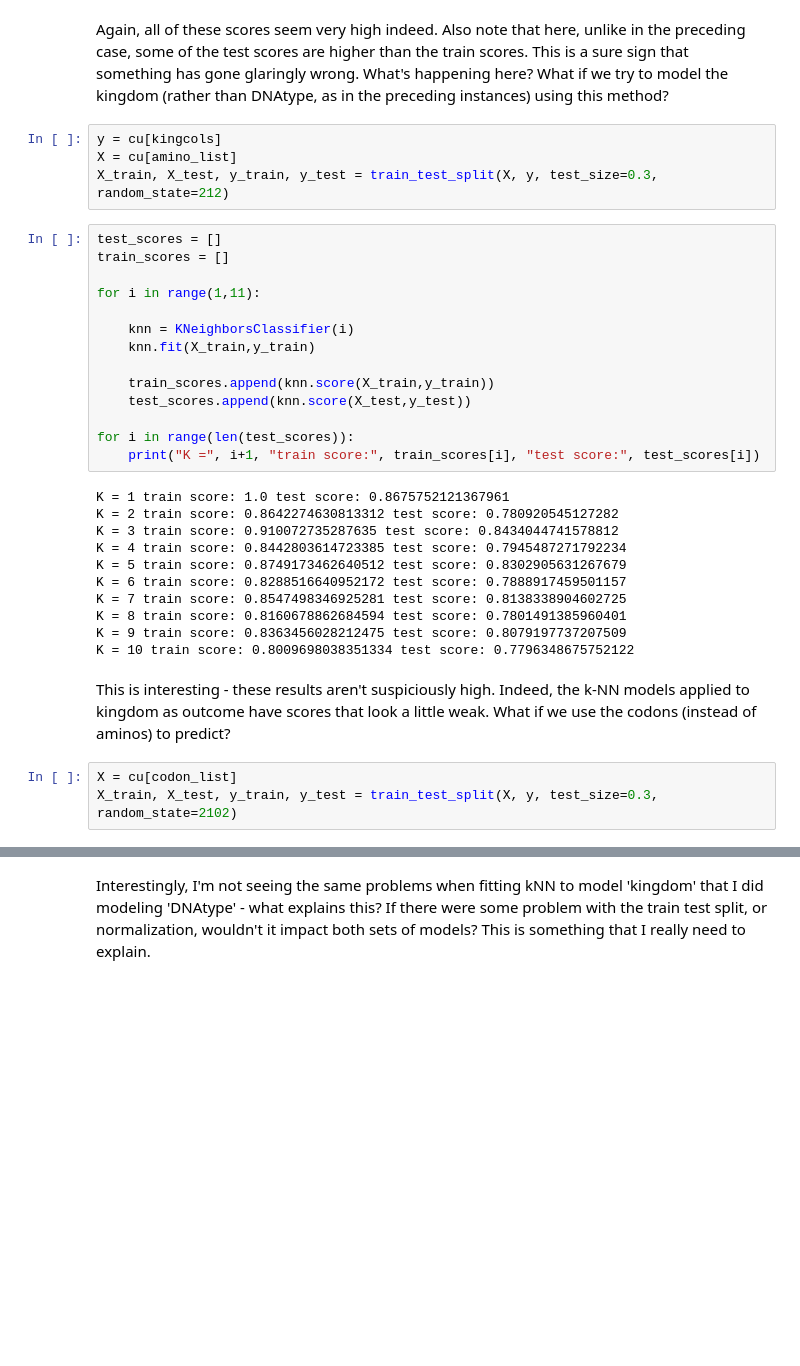
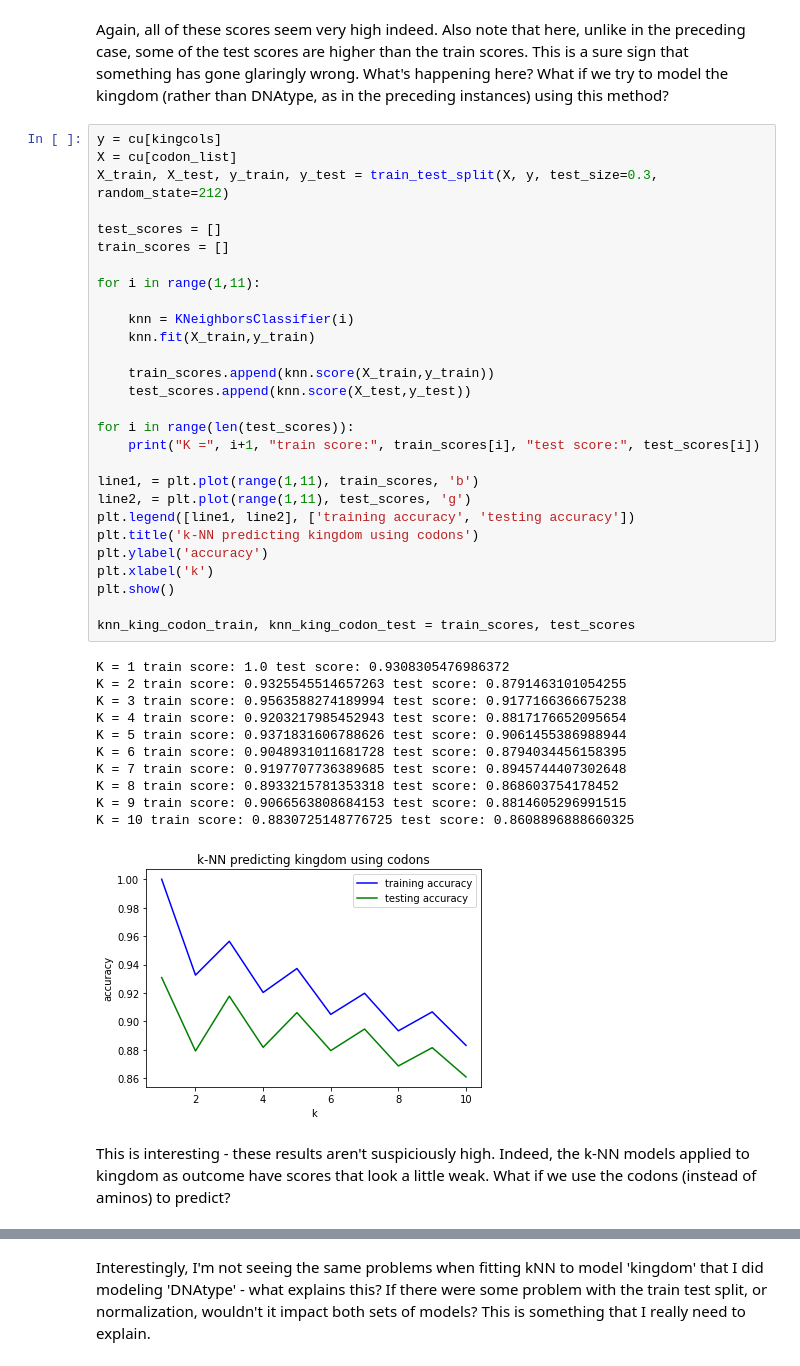
Before and after one commit to skizlik/capstone-2-dna-taxon-prediction, a Jupyter notebook: Capstone 2 Modeling.ipynb, the cells around one changed output, grey strips where cells are left out. Drawn from its saved outputs; the diff is of its cells as text; blank space fills up the shorter version.

```diff
--- a/Capstone 2 Modeling.ipynb
+++ b/Capstone 2 Modeling.ipynb
@@ -111,37 +139,45 @@ K = 10 train score: 0.9890897068547498 test score: 0.9889431730521985
 # %% [markdown]
 Again, all of these scores seem very high indeed.  Also note that here, unlike in the preceding case, some of the test scores are higher than the train scores.  This is a sure sign that something has gone glaringly wrong. What's happening here?  What if we try to model the kingdom (rather than DNAtype, as in the preceding instances) using this method?
-# %%
-y = cu[kingcols]
-X = cu[amino_list]
-X_train, X_test, y_train, y_test = train_test_split(X, y, test_size=0.3, random_state=212)
 # %%
+y = cu[kingcols]
+X = cu[codon_list]
+X_train, X_test, y_train, y_test = train_test_split(X, y, test_size=0.3, random_state=212)
+
 test_scores = []
 train_scores = []
 
 for i in range(1,11):
 
     knn = KNeighborsClassifier(i)
     knn.fit(X_train,y_train)
 
     train_scores.append(knn.score(X_train,y_train))
     test_scores.append(knn.score(X_test,y_test))
 
 for i in range(len(test_scores)):
     print("K =", i+1, "train score:", train_scores[i], "test score:", test_scores[i])
+
+line1, = plt.plot(range(1,11), train_scores, 'b')
+line2, = plt.plot(range(1,11), test_scores, 'g')
+plt.legend([line1, line2], ['training accuracy', 'testing accuracy'])
+plt.title('k-NN predicting kingdom using codons')
+plt.ylabel('accuracy')
+plt.xlabel('k')
+plt.show()
+
+knn_king_codon_train, knn_king_codon_test = train_scores, test_scores
 # %% [output]
-K = 1 train score: 1.0 test score: 0.8675752121367961
-K = 2 train score: 0.8642274630813312 test score: 0.780920545127282
-K = 3 train score: 0.910072735287635 test score: 0.8434044741578812
-K = 4 train score: 0.8442803614723385 test score: 0.7945487271792234
-K = 5 train score: 0.8749173462640512 test score: 0.8302905631267679
-K = 6 train score: 0.8288516640952172 test score: 0.7888917459501157
-K = 7 train score: 0.8547498346925281 test score: 0.8138338904602725
-K = 8 train score: 0.8160678862684594 test score: 0.7801491385960401
-K = 9 train score: 0.8363456028212475 test score: 0.8079197737207509
-K = 10 train score: 0.8009698038351334 test score: 0.7796348675752122
+K = 1 train score: 1.0 test score: 0.9308305476986372
+K = 2 train score: 0.9325545514657263 test score: 0.8791463101054255
+K = 3 train score: 0.9563588274189994 test score: 0.9177166366675238
+K = 4 train score: 0.9203217985452943 test score: 0.8817176652095654
+K = 5 train score: 0.9371831606788626 test score: 0.9061455386988944
+K = 6 train score: 0.9048931011681728 test score: 0.8794034456158395
+K = 7 train score: 0.9197707736389685 test score: 0.8945744407302648
+K = 8 train score: 0.8933215781353318 test score: 0.868603754178452
+K = 9 train score: 0.9066563808684153 test score: 0.8814605296991515
+K = 10 train score: 0.8830725148776725 test score: 0.8608896888660325
+[figure, added]
 # %% [markdown]
 This is interesting - these results aren't suspiciously high.  Indeed, the k-NN models applied to kingdom as outcome have scores that look a little weak.  What if we use the codons (instead of aminos) to predict?
-# %%
-X = cu[codon_list]
-X_train, X_test, y_train, y_test = train_test_split(X, y, test_size=0.3, random_state=2102)
 # %%
```
Also changed, not shown: parts of 23 cells of this notebook.
